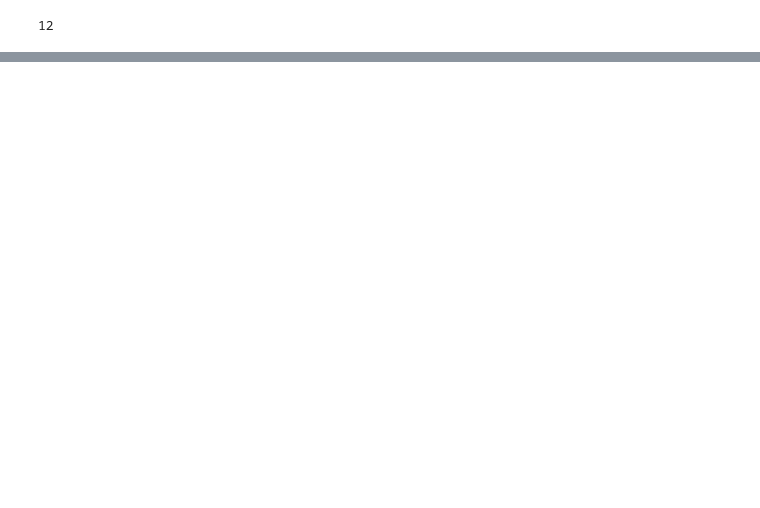
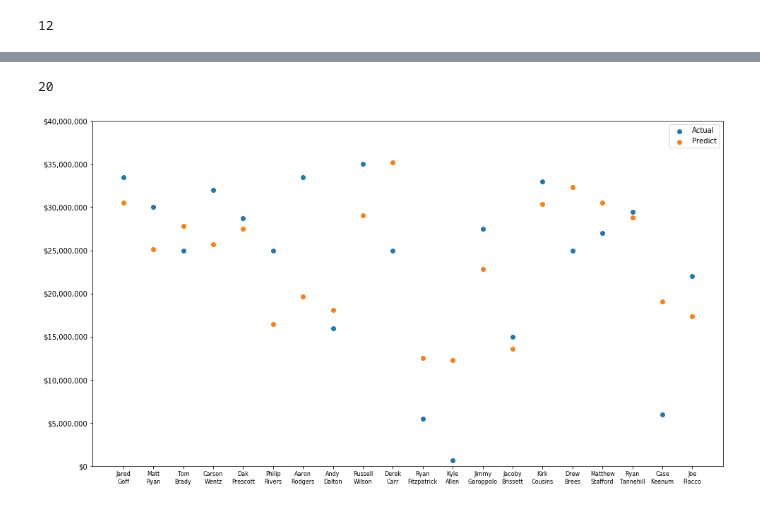
Before and after one commit to NateLeeP/NFL-Salary-Project, a Jupyter notebook: Contract Year QB Stats Exploration.ipynb, the cells around one changed output, grey strips where cells are left out. Saved outputs shown, nothing was run; the diff lists cells and outputs as text; code cells hidden in the pictures; blank space fills up the shorter version.

```diff
--- a/Contract Year QB Stats Exploration.ipynb
+++ b/Contract Year QB Stats Exploration.ipynb
@@ -282,0 +258,3 @@ array([23312752.18897909])
+# %%
+veterans_predict = fit_model.predict(train_x)
+veterans_x_axis = QBs_DF['Player']
@@ -282,0 +282,16 @@ array([23312752.18897909])
+# %%
+len(veterans_predict)
+# %% [output]
+20
+# %%
+fig, ax = plt.subplots()
+fig.set_size_inches(16,9)#
+ax.scatter(veterans_x_axis, train_y, marker = 'o', label = 'Actual')
+ax.scatter(veterans_x_axis, veterans_predict, label = 'Predict')
+ax.legend()
+ax.set_ylim(0,40000000)
+ax.set_yticklabels(['${:,}'.format(x) for x in range(0,40000001, 5000000)])
+ax.set_xticklabels(veterans_x_axis.apply(lambda x: x.split()[0] + '\n' + x.split()[1]), fontsize = 8, ha= 'center', wrap = True)
+plt.show()
+# %% [output]
+[figure, added]
```
Also changed, not shown: parts of 9 cells of this notebook.
